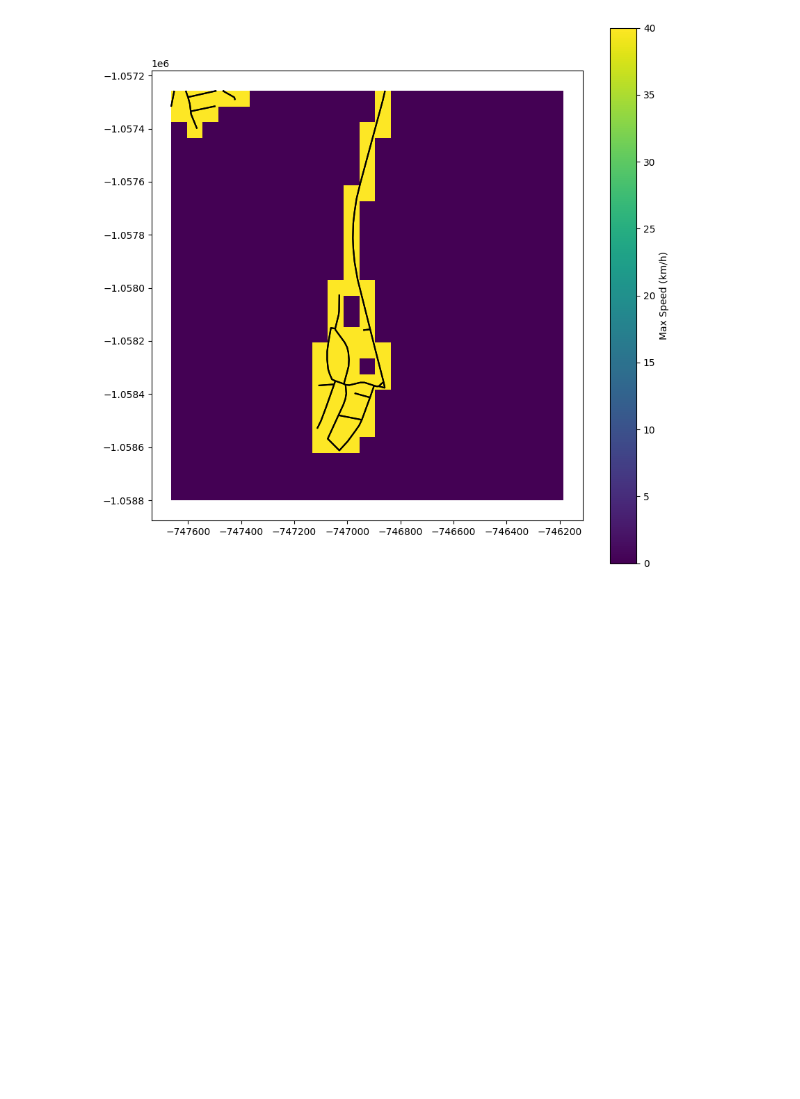
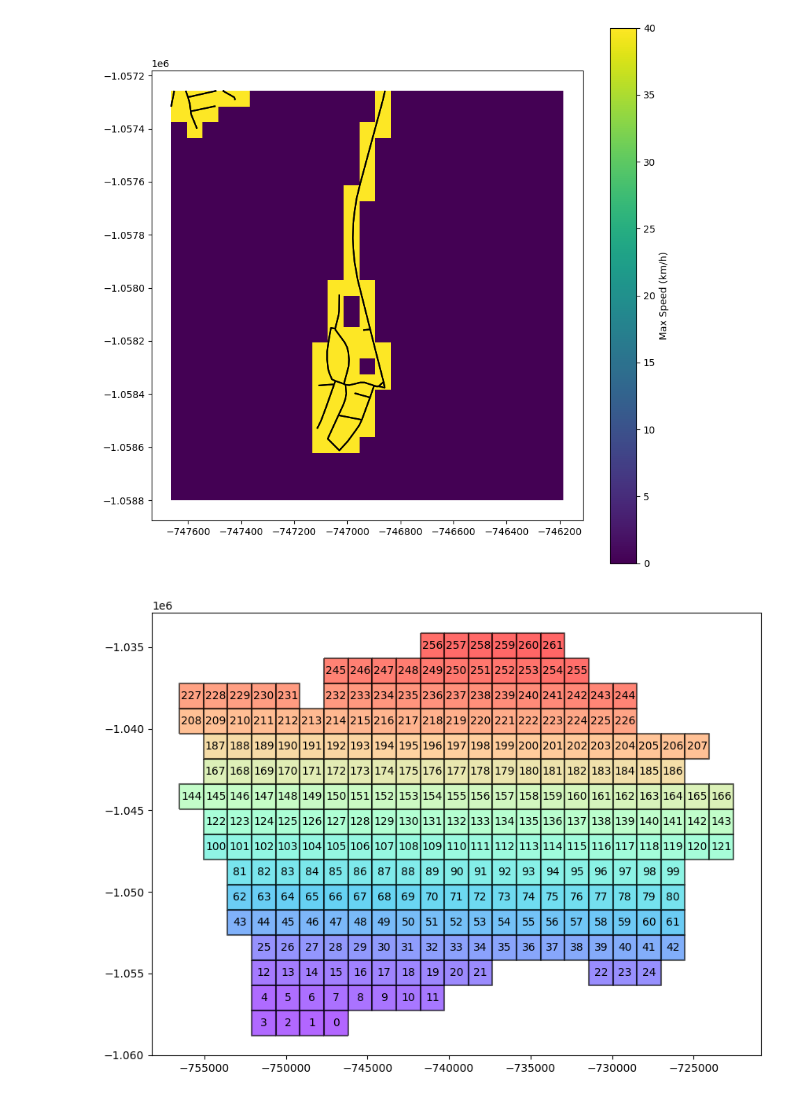
Before and after one commit to mweuro/GeoNoise, a Jupyter notebook: data_aggregation.ipynb, the cells around one changed output. Cells and saved outputs as stored; diff of their text form; code cells hidden in the pictures; blank space fills up the shorter version.

```diff
--- a/data_aggregation.ipynb
+++ b/data_aggregation.ipynb
@@ -502,3 +504,27 @@ roads_for_pixel.plot(ax=ax, alpha = 1, color="black", linewidth=1.5)
 plt.show()
 # %% [output]
 [figure]
+# %%
+import matplotlib.pyplot as plt
+import numpy as np
+import matplotlib.cm as cm
+
+# Create a figure
+fig, ax = plt.subplots(figsize=(10, 10))
+
+# Generate colors using a colormap (rainbow)
+num_pictures = len(pictures)
+colors = cm.rainbow(np.linspace(0, 1, num_pictures))  # Create a rainbow gradient
+
+# Plot the entire GeoDataFrame with colors
+pictures.plot(ax=ax, color=colors, linewidth=1.5, alpha=0.6, edgecolor="black")
+
+# Add row numbers as labels inside polygons
+for i, row in pictures.iterrows():
+    centroid = row.geometry.centroid  # Get the centroid of the polygon
+    ax.text(centroid.x, centroid.y, str(i), fontsize=10, ha='center', va='center', color="black")
+
+# Show the plot
+plt.show()
+# %% [output]
+[figure, added]
```
Also changed, not shown: parts of 1 cell of this notebook.
